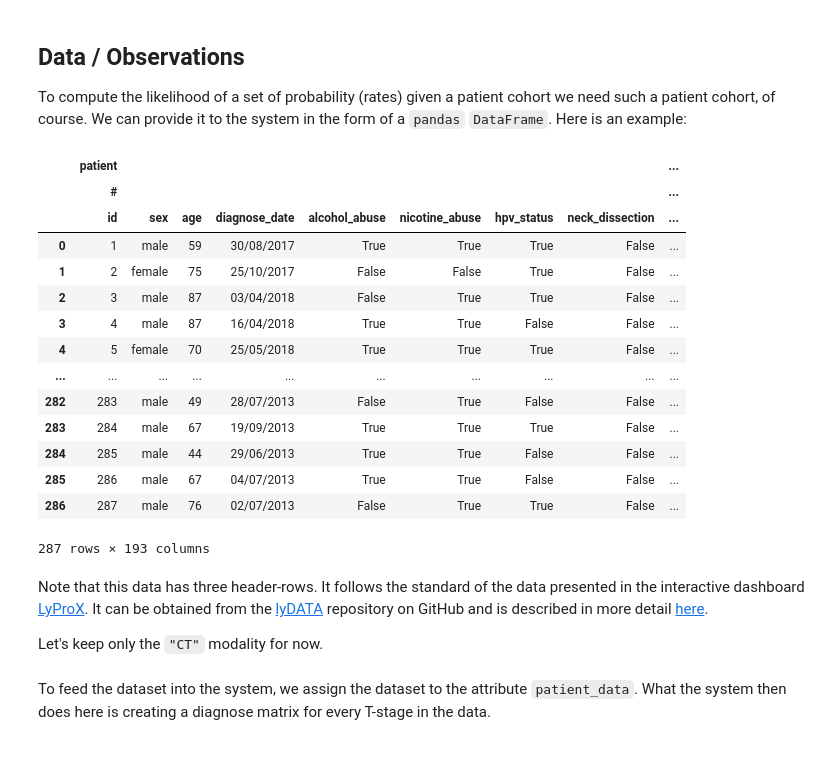
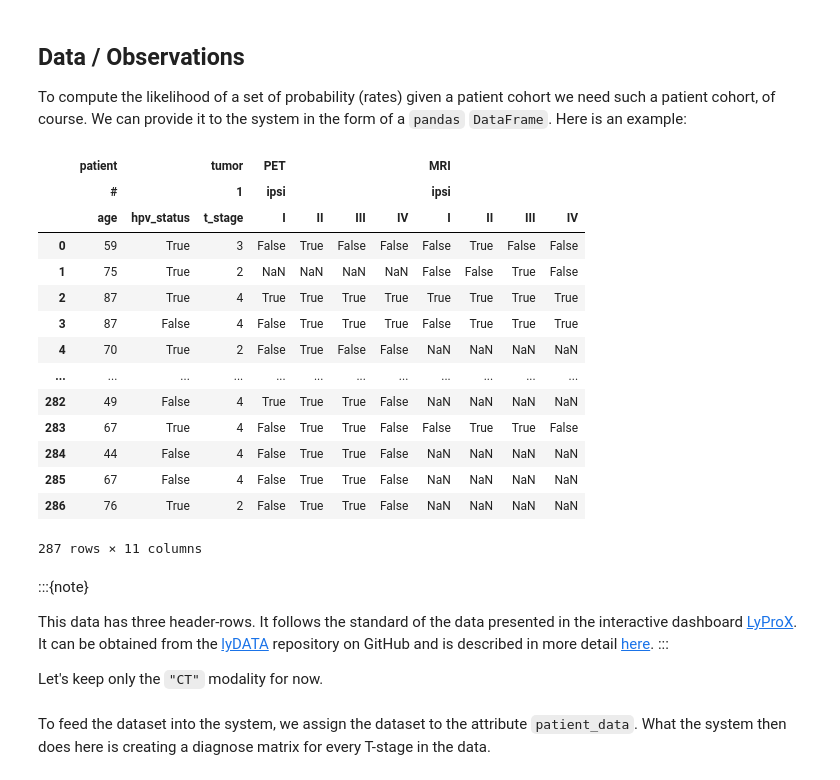
Before and after one commit to rmnldwg/lymph, a Jupyter notebook: docs/source/quickstart.ipynb, the cells around one changed output. Drawn from its saved outputs; the diff is of its cells as text; code cells hidden in the pictures.

Commit message:
docs: change theme & fix docstrings here & there

```diff
--- a/docs/source/quickstart.ipynb
+++ b/docs/source/quickstart.ipynb
@@ -94,28 +94,44 @@ To compute the likelihood of a set of probability (rates) given a patient cohort
 # %%
 import pandas as pd
 
 dataset_url = "https://raw.githubusercontent.com/rmnldwg/lydata/main/2021-usz-oropharynx/data.csv"
+example_cols = [
+    ("patient", "#", "age"),
+    ("patient", "#", "hpv_status"),
+    ("tumor", "1", "t_stage"),
+    ("PET", "ipsi", "I"),
+    ("PET", "ipsi", "II"),
+    ("PET", "ipsi", "III"),
+    ("PET", "ipsi", "IV"),
+    ("MRI", "ipsi", "I"),
+    ("MRI", "ipsi", "II"),
+    ("MRI", "ipsi", "III"),
+    ("MRI", "ipsi", "IV"),
+]
 
 usz_oropharynx = pd.read_csv(dataset_url, header=[0,1,2])
-usz_oropharynx
+usz_oropharynx[example_cols]
 # %% [output]
-|  | patient |  |  |  |  |  |  |  | ... |
-|  | # |  |  |  |  |  |  |  | ... |
-|  | id | sex | age | diagnose_date | alcohol_abuse | nicotine_abuse | hpv_status | neck_dissection | ... |
-| 0 | 1 | male | 59 | 30/08/2017 | True | True | True | False | ... |
-| 1 | 2 | female | 75 | 25/10/2017 | False | False | True | False | ... |
-| 2 | 3 | male | 87 | 03/04/2018 | False | True | True | False | ... |
-| 3 | 4 | male | 87 | 16/04/2018 | True | True | False | False | ... |
-| 4 | 5 | female | 70 | 25/05/2018 | True | True | True | False | ... |
-| ... | ... | ... | ... | ... | ... | ... | ... | ... | ... |
-| 282 | 283 | male | 49 | 28/07/2013 | False | True | False | False | ... |
-| 283 | 284 | male | 67 | 19/09/2013 | True | True | True | False | ... |
-| 284 | 285 | male | 44 | 29/06/2013 | True | True | False | False | ... |
-| 285 | 286 | male | 67 | 04/07/2013 | True | True | False | False | ... |
-| 286 | 287 | male | 76 | 02/07/2013 | False | True | True | False | ... |
+|  | patient |  | tumor | PET |  |  |  | MRI |  |  |  |
+|  | # |  | 1 | ipsi |  |  |  | ipsi |  |  |  |
+|  | age | hpv_status | t_stage | I | II | III | IV | I | II | III | IV |
+| 0 | 59 | True | 3 | False | True | False | False | False | True | False | False |
+| 1 | 75 | True | 2 | NaN | NaN | NaN | NaN | False | False | True | False |
+| 2 | 87 | True | 4 | True | True | True | True | True | True | True | True |
+| 3 | 87 | False | 4 | False | True | True | True | False | True | True | True |
+| 4 | 70 | True | 2 | False | True | False | False | NaN | NaN | NaN | NaN |
+| ... | ... | ... | ... | ... | ... | ... | ... | ... | ... | ... | ... |
+| 282 | 49 | False | 4 | True | True | True | False | NaN | NaN | NaN | NaN |
+| 283 | 67 | True | 4 | False | True | True | False | False | True | True | False |
+| 284 | 44 | False | 4 | False | True | True | False | NaN | NaN | NaN | NaN |
+| 285 | 67 | False | 4 | False | True | True | False | NaN | NaN | NaN | NaN |
+| 286 | 76 | True | 2 | False | True | True | False | NaN | NaN | NaN | NaN |
-287 rows × 193 columns
+287 rows × 11 columns
 # %% [markdown]
-Note that this data has three header-rows. It follows the standard of the data presented in the interactive dashboard [LyProX]. It can be obtained from the [lyDATA] repository on GitHub and is described in more detail [here].
+:::{note}
+
+This data has three header-rows. It follows the standard of the data presented in the interactive dashboard [LyProX]. It can be obtained from the [lyDATA] repository on GitHub and is described in more detail [here].
+:::
 
 [LyProX]: https://lyprox.org
 [lyDATA]: https://github.com/rmnldwg/lydata
```
Also changed, not shown: parts of 5 cells of this notebook, 10 other files.
